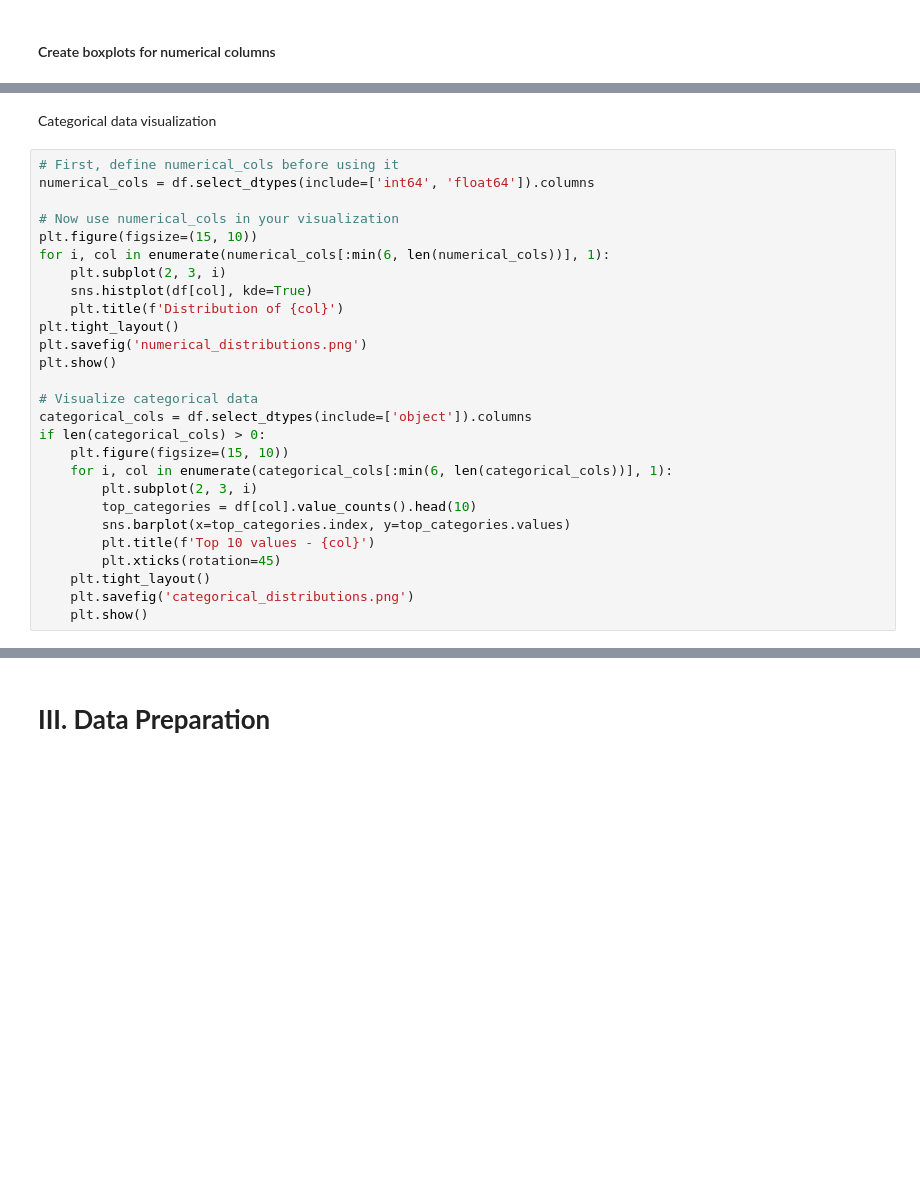
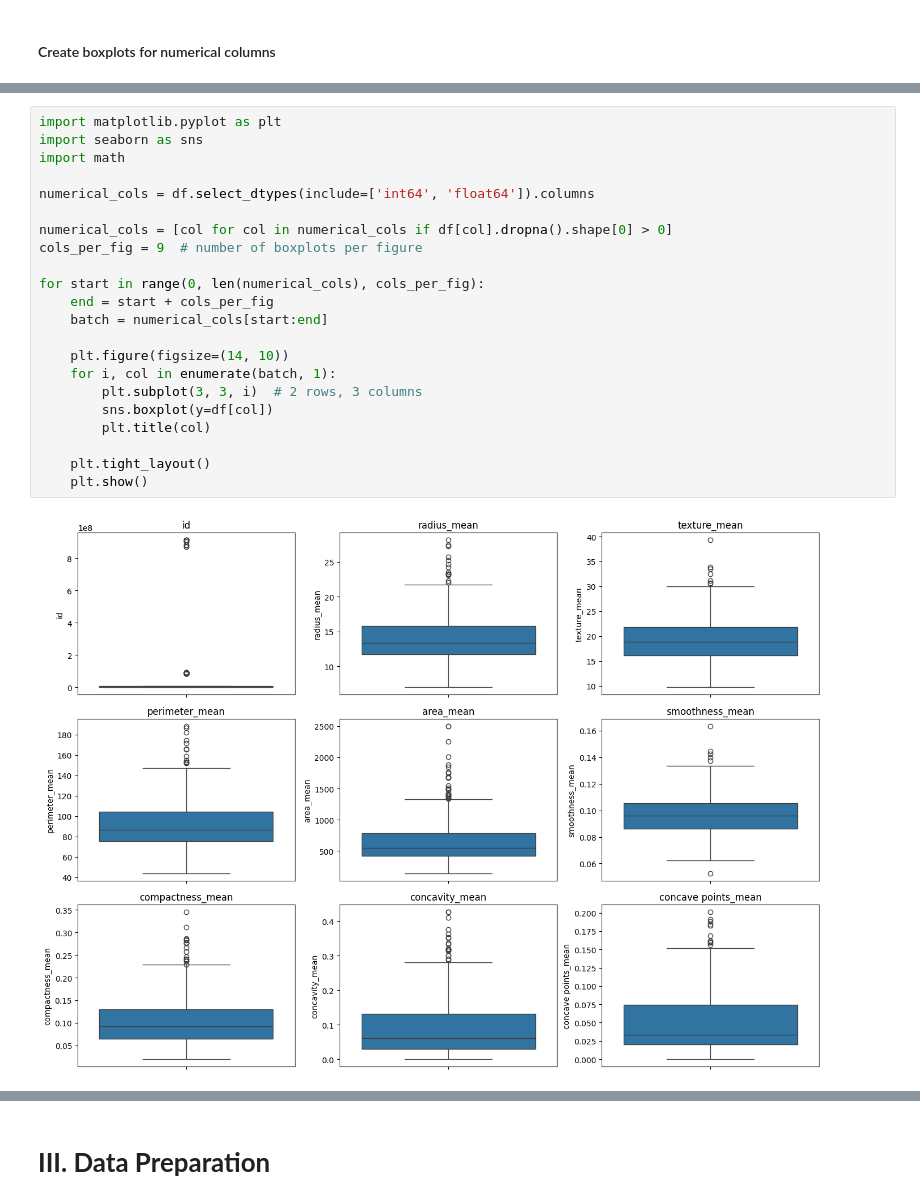
Before and after one commit to eyaguirat10/CoWin-Breast-Cancer-Detection, a Jupyter notebook: MiniProjet_ML2_.ipynb, the cells around one changed output, grey strips where cells are left out. Drawn from its saved outputs; the diff is of its cells as text; blank space fills up the shorter version.

```diff
--- a/MiniProjet_ML2_.ipynb
+++ b/MiniProjet_ML2_.ipynb
@@ -262,29 +231,24 @@ ValueError: List of boxplot statistics and `positions` values must have same the
-# %% [markdown]
-Categorical data visualization
-# %%
-# First, define numerical_cols before using it
-numerical_cols = df.select_dtypes(include=['int64', 'float64']).columns
-
-# Now use numerical_cols in your visualization
-plt.figure(figsize=(15, 10))
-for i, col in enumerate(numerical_cols[:min(6, len(numerical_cols))], 1):
-    plt.subplot(2, 3, i)
-    sns.histplot(df[col], kde=True)
-    plt.title(f'Distribution of {col}')
-plt.tight_layout()
-plt.savefig('numerical_distributions.png')
-plt.show()
-
-# Visualize categorical data
-categorical_cols = df.select_dtypes(include=['object']).columns
-if len(categorical_cols) > 0:
-    plt.figure(figsize=(15, 10))
-    for i, col in enumerate(categorical_cols[:min(6, len(categorical_cols))], 1):
-        plt.subplot(2, 3, i)
-        top_categories = df[col].value_counts().head(10)
-        sns.barplot(x=top_categories.index, y=top_categories.values)
-        plt.title(f'Top 10 values - {col}')
-        plt.xticks(rotation=45)
-    plt.tight_layout()
-    plt.savefig('categorical_distributions.png')
-    plt.show()
+# %%
+import matplotlib.pyplot as plt
+import seaborn as sns
+import math
+
+numerical_cols = df.select_dtypes(include=['int64', 'float64']).columns
+
+numerical_cols = [col for col in numerical_cols if df[col].dropna().shape[0] > 0]
+cols_per_fig = 9  # number of boxplots per figure
+
+for start in range(0, len(numerical_cols), cols_per_fig):
+    end = start + cols_per_fig
+    batch = numerical_cols[start:end]
+
+    plt.figure(figsize=(14, 10))
+    for i, col in enumerate(batch, 1):
+        plt.subplot(3, 3, i)  # 2 rows, 3 columns
+        sns.boxplot(y=df[col])
+        plt.title(col)
+
+    plt.tight_layout()
+    plt.show()
+# %% [output]
+[figure, added]
```
Also changed, not shown: parts of 18 cells of this notebook.
